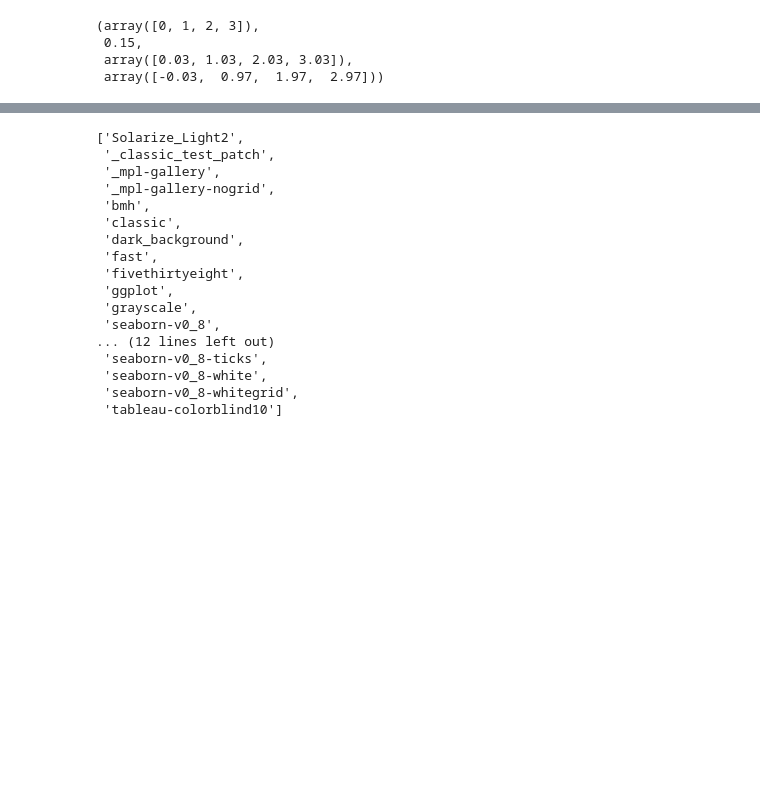
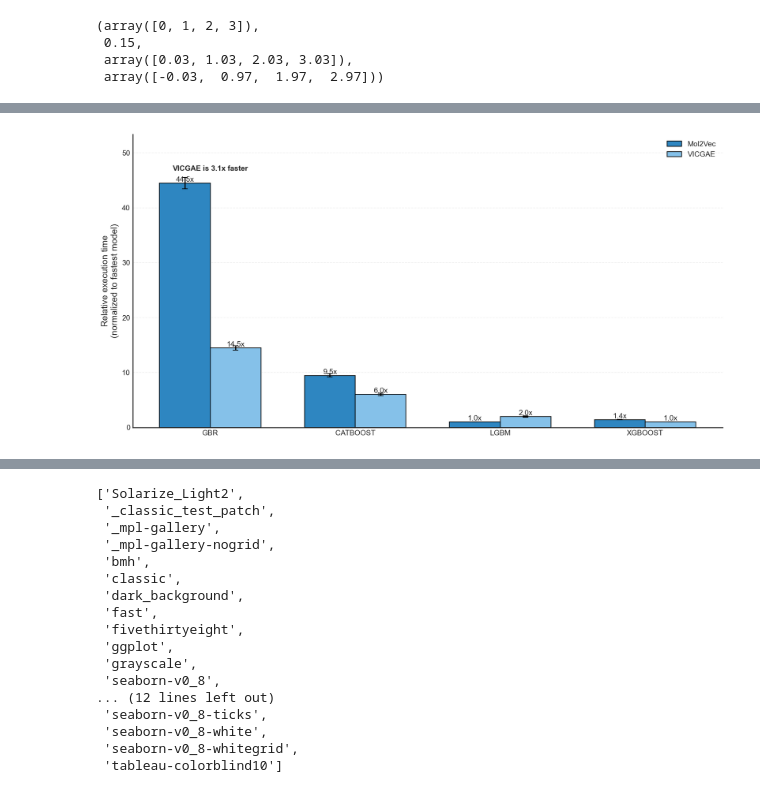
Before and after one commit to aravindhnivas/cxml_py, a Jupyter notebook: notebooks/plot_distributions.ipynb, the cells around one changed output, grey strips where cells are left out. Saved outputs shown, nothing was run; the diff lists cells and outputs as text; code cells hidden in the pictures; blank space fills up the shorter version.

```diff
--- a/notebooks/plot_distributions.ipynb
+++ b/notebooks/plot_distributions.ipynb
@@ -682,0 +679,77 @@ plt.show()
+# %%
+import matplotlib.pyplot as plt
+import numpy as np
+
+# Data setup
+models = x_models
+x = np.arange(len(models))
+bar_width = 0.35
+
+# Setup the plot with a clean style
+plt.style.use('seaborn-v0_8-white')
+fig, ax = plt.subplots(figsize=(12, 6), dpi=150)
+
+# Create bars
+bars1 = ax.bar(x - bar_width/2, mol2vec_times, bar_width,
+               yerr=mol2vec_errors,
+               label='Mol2Vec',
+               color='#2E86C1',
+               edgecolor='black',
+               linewidth=1,
+               capsize=4,
+               error_kw={'ecolor': 'black', 'capthick': 1})
+
+bars2 = ax.bar(x + bar_width/2, vicgae_times, bar_width,
+               yerr=vicgae_errors,
+               label='VICGAE',
+               color='#85C1E9',
+               edgecolor='black',
+               linewidth=1,
+               capsize=4,
+               error_kw={'ecolor': 'black', 'capthick': 1})
+
+# Add value labels with speedup indication
+def autolabel(bars1, bars2):
+    for i, (b1, b2) in enumerate(zip(bars1, bars2)):
+        h1, h2 = b1.get_height(), b2.get_height()
+        speedup = h1/h2 if h2 != 0 else float('inf')
+
+        # Label for each bar
+        ax.text(b1.get_x() + b1.get_width()/2, h1,
+                f'{h1:.1f}x',
+                ha='center', va='bottom')
+        ax.text(b2.get_x() + b2.get_width()/2, h2,
+                f'{h2:.1f}x',
+                ha='center', va='bottom')
+
+        # Add speedup factor above the bars
+        if i == 0:  # Only for GBR to demonstrate the biggest difference
+            ax.text(x[i], max(h1, h2) + 2,
+                   f'VICGAE is {h1/h2:.1f}x faster',
+                   ha='center', va='bottom',
+                   fontweight='bold')
+
+autolabel(bars1, bars2)
+
+# Customize the plot
+ax.set_ylabel('Relative execution time\n(normalized to fastest model)', fontsize=12)
+ax.set_xticks(x)
+ax.set_xticklabels(models, fontsize=10)
+ax.legend(loc='upper right')
+
+# Add horizontal gridlines
+ax.grid(axis='y', linestyle='--', alpha=0.3)
+ax.set_axisbelow(True)
+
+# Set y-axis limit with some padding
+max_height = max(max(mol2vec_times), max(vicgae_times))
+ax.set_ylim(0, max_height * 1.2)
+
+# Remove top and right spines
+ax.spines['top'].set_visible(False)
+ax.spines['right'].set_visible(False)
+
+plt.tight_layout()
+plt.show()
+# %% [output]
+[figure, added]
```
Also changed, not shown: parts of 7 cells of this notebook.
